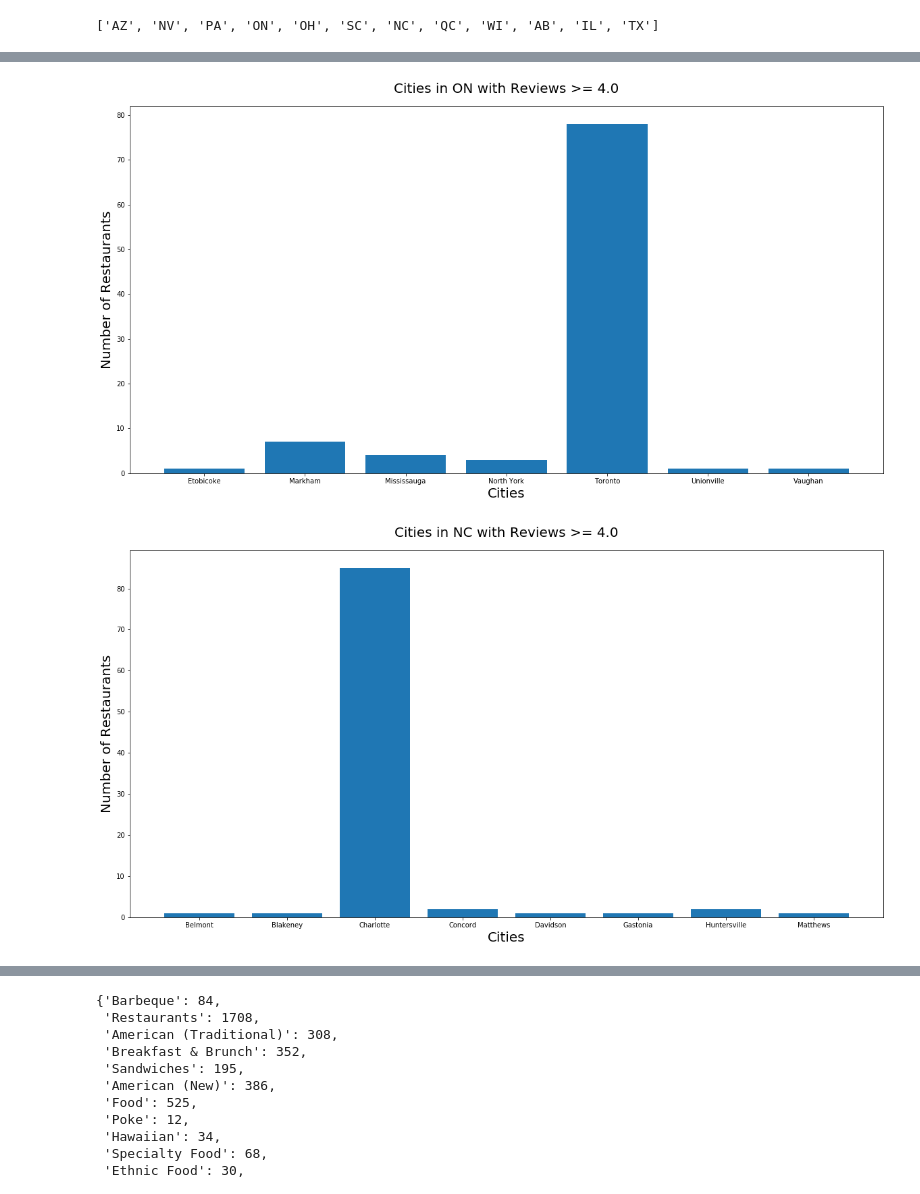
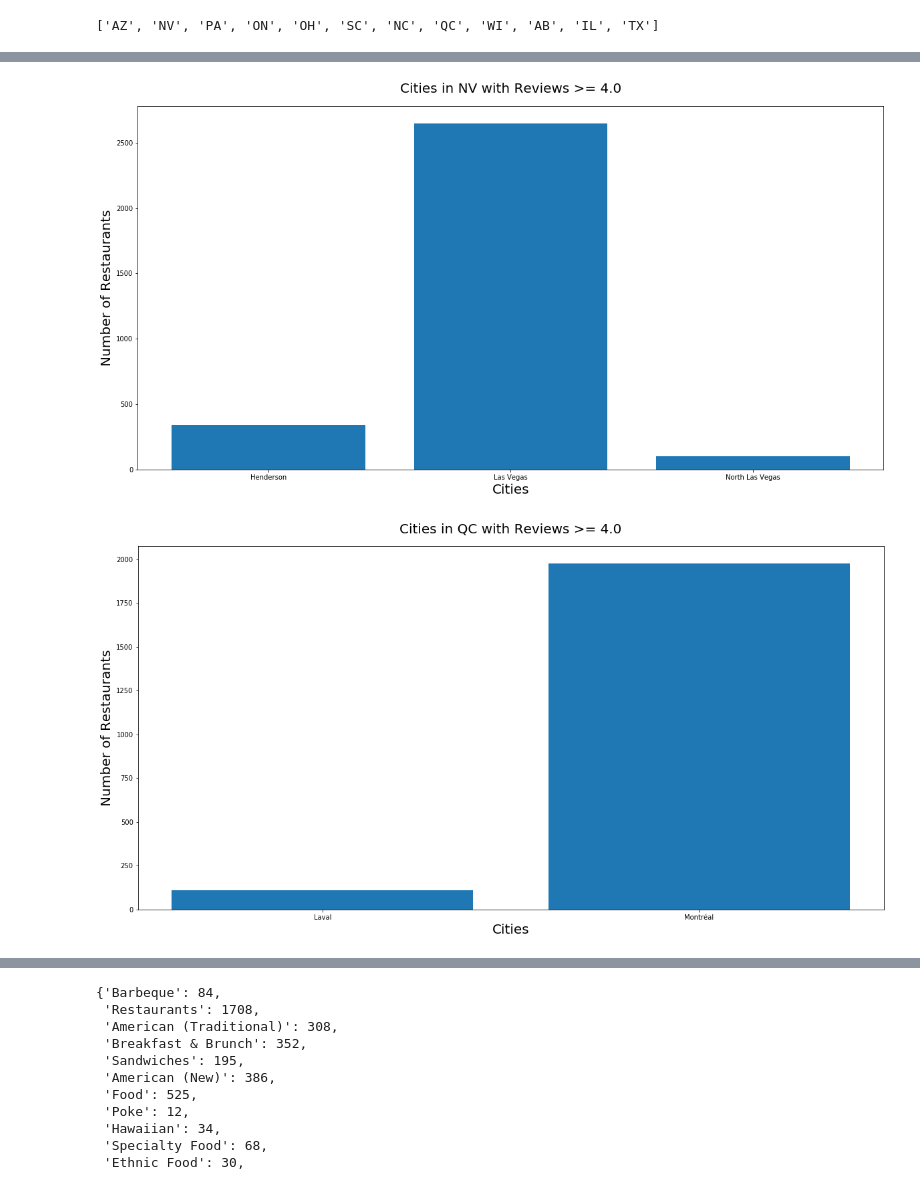
Before and after one commit to yueweng/restaurant-reviews, a Jupyter notebook: project.ipynb, the cells around one changed output, grey strips where cells are left out. Cells and saved outputs as stored; diff of their text form; code cells hidden in the pictures.

```diff
--- a/project.ipynb
+++ b/project.ipynb
@@ -348,5 +367,5 @@ review_stars
 # %%
 sort_review_stars = review_stars.sort_values(by='stars', ascending=False)
-hstarsreviews = sort_review_stars[(sort_review_stars['stars'] >= 4.0) & (sort_review_stars['review_count'] >= 100000)]
+hstarsreviews = sort_review_stars[(sort_review_stars['stars'] >= 4.0)]
 hstarsreviews
 # %% [output]
@@ -444,7 +464,7 @@ plt.show()
 fourStars = business_checkin[(business_checkin['stars'] >= 4.0)]
 
 stars_attributes = pd.merge(fourStars, restaurant_df, left_on='business_id', right_on='business_id')
-stars_attributes = stars_attributes.drop(columns=['latitude', 'longitude', 'stars_y', 'review_count_y', 'is_open', 'date', 'postal_code','name_y', 'city_y', 'state_y', '_id_x', '_id_y'])
+stars_attributes = stars_attributes.drop(columns=['latitude', 'longitude', 'stars_y', 'review_count_y', 'is_open', 'date', 'postal_code', 'city_y', 'state_y', '_id_x', '_id_y'])
 stars_attributes = stars_attributes.rename(columns={'name_x': 'name','city_x': 'city', 'state_x': 'state', 'stars_x': 'stars', 'review_count_x': 'review_count'})
 stars_attributes
 # %% [output]
@@ -490,5 +531,7 @@ state
 # %%
 states_stars_attributes = stars_attributes.groupby('state')
 states_stars_attributes = states_stars_attributes.agg({'business_id': 'count', 'review_count': 'sum'}).reset_index()
+states_stars_attributes = states_stars_attributes[states_stars_attributes['business_id'] >= 1000]
+states_stars_attributes['reviews'] = states_stars_attributes['review_count'] / states_stars_attributes['business_id']
 states_stars_attributes
 # %% [output]
@@ -511,11 +550,13 @@ states_stars_attributes = pd.DataFrame(states_stars_attributes)
 fig, ax = plt.subplots(figsize=[20, 10])
 
 ax.set_title('States with reviews >= 4.0 Stars', fontsize=20, pad=20)
-# ax.bar(states_stars_attributes['state'], states_stars_attributes['review_count'], color='red')
-ax.bar(states_stars_attributes['state'], states_stars_attributes['business_id'], color='blue')
+ax.plot(states_stars_attributes['state'], states_stars_attributes['reviews'], color='red', label='Reviews')
+ax.bar(states_stars_attributes['state'], states_stars_attributes['business_id'] / 10, color='blue', label='Restaurants')
 ax.set_xlabel('States', fontsize=20)
 ax.set_xticklabels(states_stars_attributes['state'], fontsize=20)
-ax.set_ylabel('Number of Restaurants', fontsize=20)
+ax.set_ylabel('Count', fontsize=20)
+
+plt.legend(fontsize=20)
 
 fig.savefig('images/states_reviews_4_stars.png', bbox_inches = "tight")
 # %% [output]
@@ -526,10 +567,12 @@ st = []
 for s in states_stars_attributes.sort_values(by=['business_id'], ascending=False).head(4).state.unique():
     st.append(s)
 
+
 for idx, s in enumerate(st):
     fig, ax = plt.subplots(figsize=[20,10])
     state[idx] = stars_attributes[stars_attributes['state'] == s].groupby('city').count()['business_id'].reset_index()
 
+    state[idx] = state[idx][state[idx]['business_id'] >= 100]
     ax.set_title("Cities in {} with Reviews >= 4.0".format(s), fontsize=20, pad=20)
     ax.bar(state[idx]['city'], state[idx]['business_id'])
     ax.set_xlabel('Cities', fontsize=20)
@@ -543,5 +586,5 @@ for idx, s in enumerate(st):
-[figure, old version]
+[figure, new version]
-[figure, old version]
+[figure, new version]
 # %%
 cat_reviews = pd.DataFrame({'name': stars_attributes['name'], 'business_id': stars_attributes['business_id'], 'city': stars_attributes['city'], 'state': stars_attributes['state'], 'categories': stars_attributes['categories'], 'attributes': stars_attributes['attributes']})
 cat_reviews
```
Also changed, not shown: parts of 24 cells of this notebook, 10 other files.
